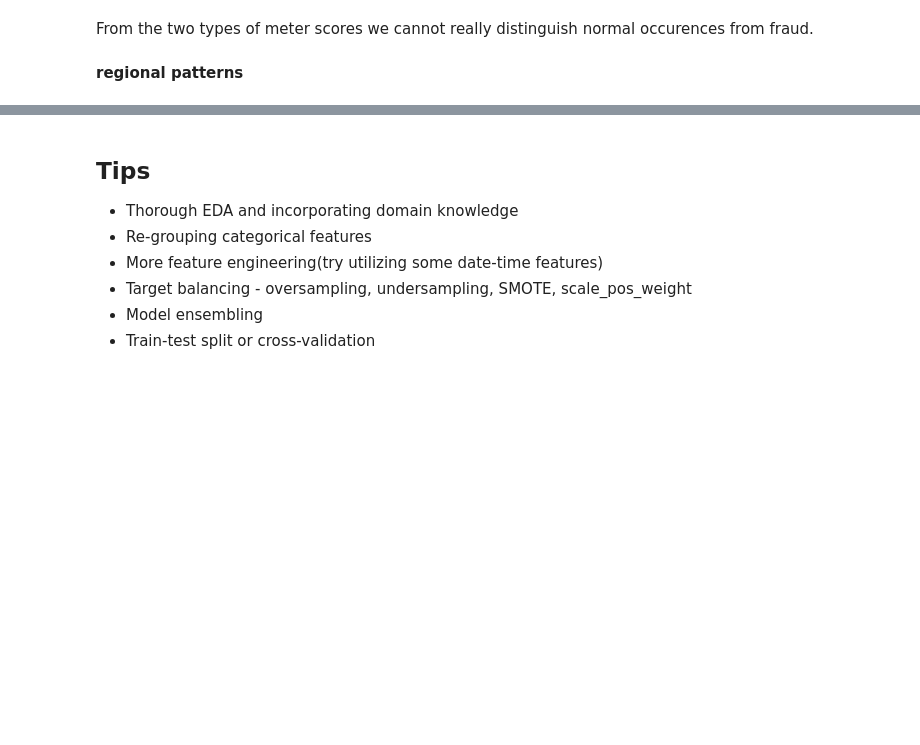
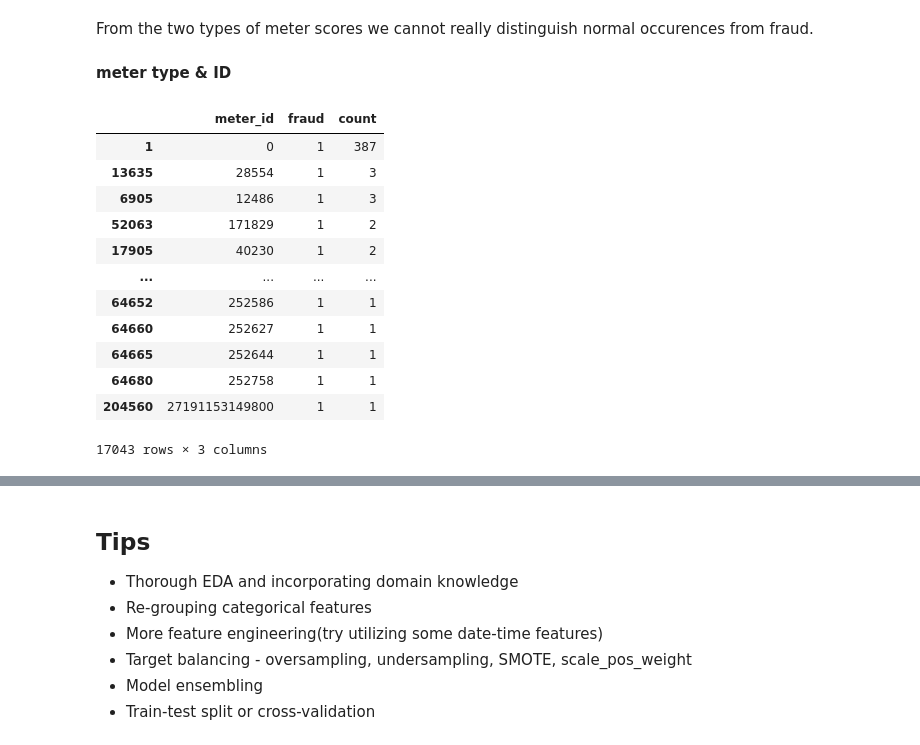
Before and after one commit to wcclima/ds-fraud-project, a Jupyter notebook: FraudDetectionDataCleaningEDA.ipynb, the cells around one changed output, grey strips where cells are left out. Cells and saved outputs as stored; diff of their text form; code cells hidden in the pictures; blank space fills up the shorter version.

```diff
--- a/Fraud_Detection_Starter.ipynb
+++ b/FraudDetectionDataCleaningEDA.ipynb
@@ -789,6 +791,26 @@ plt.show()
 [figure]
 # %% [markdown]
 From the two types of meter scores we cannot really distinguish normal occurences from fraud.
-# %% [markdown]
-**regional patterns**
+# %% [markdown]
+**meter type & ID**
+# %%
+meter_id_fraud = client[['client_id', 'fraud']].merge(invoice.groupby(['meter_id', 'client_id'], as_index = False).size().drop(columns = 'size'),
+                                           left_on = 'client_id', right_on = 'client_id')[['meter_id', 'fraud']]
+meter_id_fraud = meter_id_fraud.groupby('meter_id', as_index = False)['fraud'].value_counts()
+# %%
+meter_id_fraud[meter_id_fraud['fraud'] == 1].sort_values(by = 'count', ascending = False)
+# %% [output]
+|  | meter_id | fraud | count |
+| 1 | 0 | 1 | 387 |
+| 13635 | 28554 | 1 | 3 |
+| 6905 | 12486 | 1 | 3 |
+| 52063 | 171829 | 1 | 2 |
+| 17905 | 40230 | 1 | 2 |
+| ... | ... | ... | ... |
+| 64652 | 252586 | 1 | 1 |
+| 64660 | 252627 | 1 | 1 |
+| 64665 | 252644 | 1 | 1 |
+| 64680 | 252758 | 1 | 1 |
+| 204560 | 27191153149800 | 1 | 1 |
+17043 rows × 3 columns
 # %%
```
Also changed, not shown: parts of 55 cells of this notebook, 1 other file.
